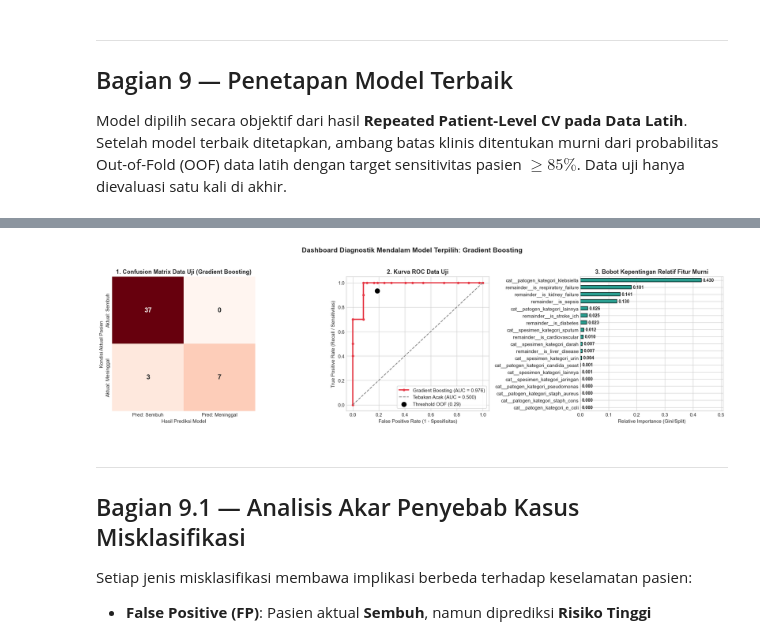
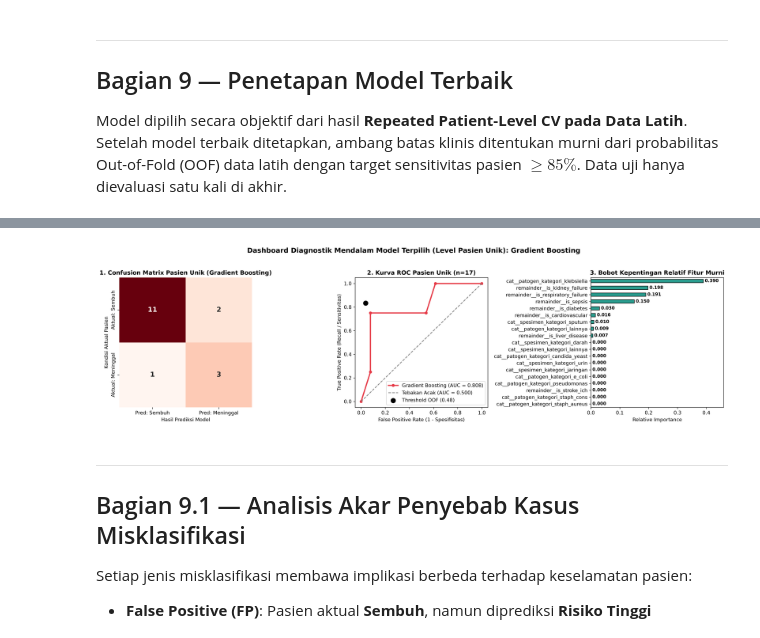
Before and after one commit to miracleboy-rw/MBKM, a Jupyter notebook: MBKM_2_Ivan_Nur_Azmi.ipynb, the cells around one changed output, grey strips where cells are left out. Drawn from its saved outputs; the diff is of its cells as text; code cells hidden in the pictures.

```diff
--- a/MBKM_2_Ivan_Nur_Azmi.ipynb
+++ b/MBKM_2_Ivan_Nur_Azmi.ipynb
@@ -1009,59 +1096,48 @@ resisi isolat 100.0% tergelembung semu akibat 10 isolat ulangan milik 1 pasien m
 # %%
-# 5. DIAGNOSTIK MENDALAM MODEL TERPILIH: CONFUSION MATRIX, ROC, & FITUR IMPORTANCE
+# 5. DIAGNOSTIK MENDALAM MODEL TERPILIH: CONFUSION MATRIX, ROC, & FITUR IMPORTANCE (LEVEL PASIEN UNIK)
 fig, axes = plt.subplots(1, 3, figsize=(18, 5))
 
-# 1. Confusion Matrix Model Terpilih (Data Uji)
-cm = confusion_matrix(y_test, y_pred)
+# 1. Confusion Matrix Model Terpilih (Data Uji Tingkat Pasien Unik n=17)
+cm = confusion_matrix(df_eval_pat_test['y'], df_eval_pat_test['pred'])
 sns.heatmap(
     cm, annot=True, fmt='d', cmap='Reds', cbar=False, ax=axes[0],
     annot_kws={'size': 14, 'weight': 'bold'},
     xticklabels=['Pred: Sembuh', 'Pred: Meninggal'],
     yticklabels=['Aktual: Sembuh', 'Aktual: Meninggal']
 )
-axes[0].set_title(f"1. Confusion Matrix Data Uji ({nama_model_terbaik})", fontweight='bold')
+axes[0].set_title(f"1. Confusion Matrix Pasien Unik ({nama_model_terbaik})", fontweight='bold')
 axes[0].set_ylabel('Kondisi Aktual Pasien')
 axes[0].set_xlabel('Hasil Prediksi Model')
 
-# 2. Kurva ROC Data Uji Model Terpilih
-fpr_test, tpr_test, _ = roc_curve(y_test, y_pred_proba)
-auc_test_score = roc_auc_score(y_test, y_pred_proba)
-axes[1].plot(fpr_test, tpr_test, color='#e63946', lw=2.5, marker='o', markersize=4, label=f"{nama_model_terbaik} (AUC = {auc_test_score:.3f})")
+# 2. Kurva ROC Data Uji Model Terpilih (Tingkat Pasien Unik n=17)
+fpr_test, tpr_test, _ = roc_curve(df_eval_pat_test['y'], df_eval_pat_test['p'])
+auc_test_score = roc_auc_score(df_eval_pat_test['y'], df_eval_pat_test['p'])
+axes[1].plot(fpr_test, tpr_test, color='#e63946', lw=2.5, marker='o', markersize=5, label=f"{nama_model_terbaik} (AUC = {auc_test_score:.3f})")
 axes[1].plot([0, 1], [0, 1], color='gray', linestyle='--', lw=1.5, label='Tebakan Acak (AUC = 0.500)')
 axes[1].scatter(fpr_pat_oof[best_idx], tpr_pat_oof[best_idx], color='black', s=90, zorder=5, label=f'Threshold OOF ({THRESHOLD_KLINIS:.2f})')
-axes[1].set_title('2. Kurva ROC Data Uji', fontweight='bold')
+axes[1].set_title('2. Kurva ROC Pasien Unik (n=17)', fontweight='bold')
 axes[1].set_xlabel('False Positive Rate (1 - Spesifisitas)')
 axes[1].set_ylabel('True Positive Rate (Recall / Sensitivitas)')
 axes[1].legend(loc='lower right', frameon=True)
 
 # 3. Feature Importance (Pohon Keputusan / Koefisien Model)
 clf_final = model_terbaik.named_steps['classifier'] if hasattr(model_terbaik, 'named_steps') else model_terbaik
 if hasattr(clf_final, 'feature_importances_'):
     importances = pd.Series(clf_final.feature_importances_, index=X_train.columns).sort_values(ascending=True)
     importances.plot(kind='barh', color='#2a9d8f', edgecolor='black', ax=axes[2])
     axes[2].set_title('3. Bobot Kepentingan Relatif Fitur Murni', fontweight='bold')
     axes[2].set_xlabel('Relative Importance (Gini/Split)')
     for i, v in enumerate(importances.values):
         axes[2].text(v + 0.005, i, f"{v:.3f}", va='center', fontsize=9, fontweight='bold')
     axes[2].set_xlim(0, max(importances.values) * 1.18)
-elif hasattr(clf_final, 'coef_'):
-    coef_series = pd.Series(clf_final.coef_[0], index=X_train.columns).sort_values(ascending=True)
-    colors = ['#e63946' if c > 0 else '#457b9d' for c in coef_series.values]
-    coef_series.plot(kind='barh', color=colors, edgecolor='black', ax=axes[2])
-    axes[2].set_title('3. Koefisien Log-Odds Fitur Murni', fontweight='bold')
-    axes[2].set_xlabel('Koefisien Regresi Logistik')
-    for i, v in enumerate(coef_series.values):
-        offset = 0.05 if v >= 0 else -0.35
-        axes[2].text(v + offset, i, f"{v:.2f}", va='center', fontsize=8.5, fontweight='bold')
-else:
-    axes[2].text(0.5, 0.5, 'Interpretasi tidak didukung algoritma ini', ha='center', va='center')
 
-plt.suptitle(f"Dashboard Diagnostik Mendalam Model Terpilih: {nama_model_terbaik}", fontsize=14, fontweight='bold', y=1.03)
+plt.suptitle(f"Dashboard Diagnostik Mendalam Model Terpilih (Level Pasien Unik): {nama_model_terbaik}", fontsize=14, fontweight='bold', y=1.03)
 plt.tight_layout()
 os.makedirs('output', exist_ok=True)
 plt.savefig('output/diagnostik_model_terpilih.png', dpi=300, bbox_inches='tight')
 plt.show()
 # %% [output]
-[figure, old version]
+[figure, new version]
 # %% [markdown]
 ---
 ## Bagian 9.1 — Analisis Akar Penyebab Kasus Misklasifikasi
```
Also changed, not shown: parts of 15 cells of this notebook, 8 other files.
